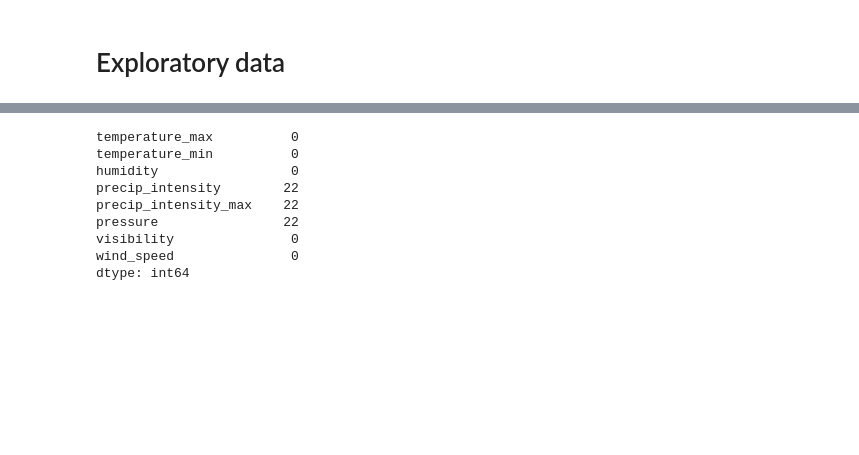
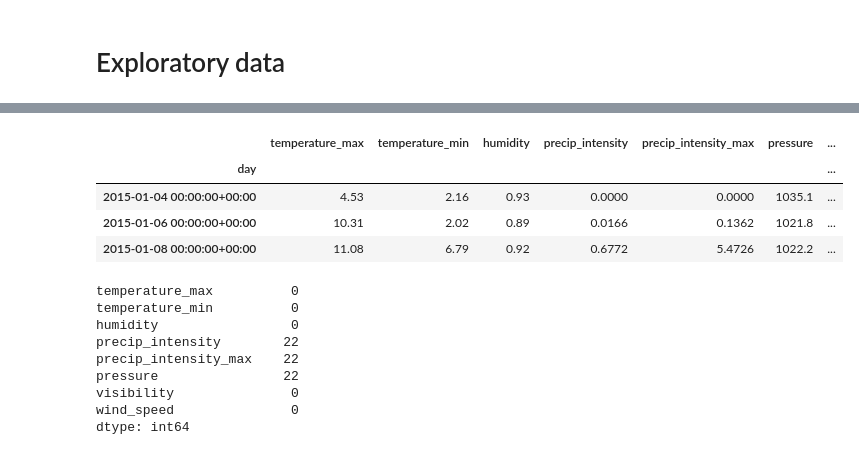
Before and after one commit to pola255/tomato-price, a Jupyter notebook: Exploratory data/Price tomato feature engineering and exploratory data.ipynb, the cells around one changed output, grey strips where cells are left out. Cells and saved outputs as stored; diff of their text form; code cells hidden in the pictures; blank space fills up the shorter version.

```diff
--- a/Exploratory data/Price tomato feature engineering and exploratory data.ipynb
+++ b/Exploratory data/Price tomato feature engineering and exploratory data.ipynb
@@ -163,9 +185,16 @@ plt.show()
 # %%
 # I read and parse weather data of BOGNOR REGIS, West Sussex where are tomatoes production
 weather = pd.read_csv("data/temperatures_UK.csv", sep=';', \
     parse_dates=['day'], \
     index_col='day')
 weather.sort_index(inplace=True)
+weather.head(3)
+# %% [output]
+|  | temperature_max | temperature_min | humidity | precip_intensity | precip_intensity_max | pressure | ... |
+| day |  |  |  |  |  |  | ... |
+| 2015-01-04 00:00:00+00:00 | 4.53 | 2.16 | 0.93 | 0.0000 | 0.0000 | 1035.1 | ... |
+| 2015-01-06 00:00:00+00:00 | 10.31 | 2.02 | 0.89 | 0.0166 | 0.1362 | 1021.8 | ... |
+| 2015-01-08 00:00:00+00:00 | 11.08 | 6.79 | 0.92 | 0.6772 | 5.4726 | 1022.2 | ... |
 # %%
 weather.apply(pd.isna).sum()
 # %% [output]
```
Also changed, not shown: parts of 9 cells of this notebook.
